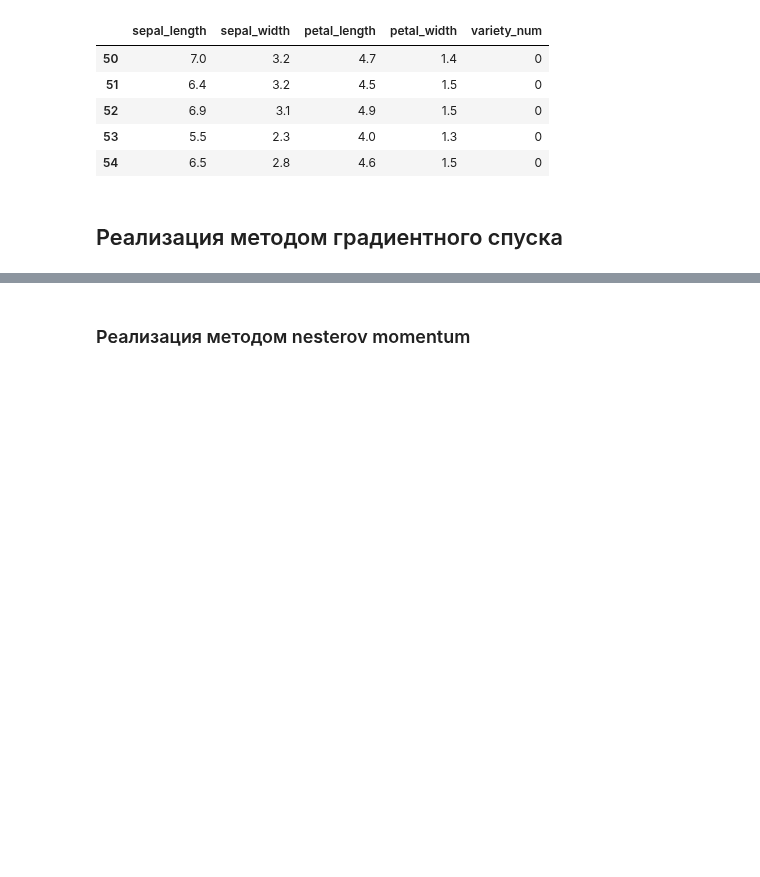
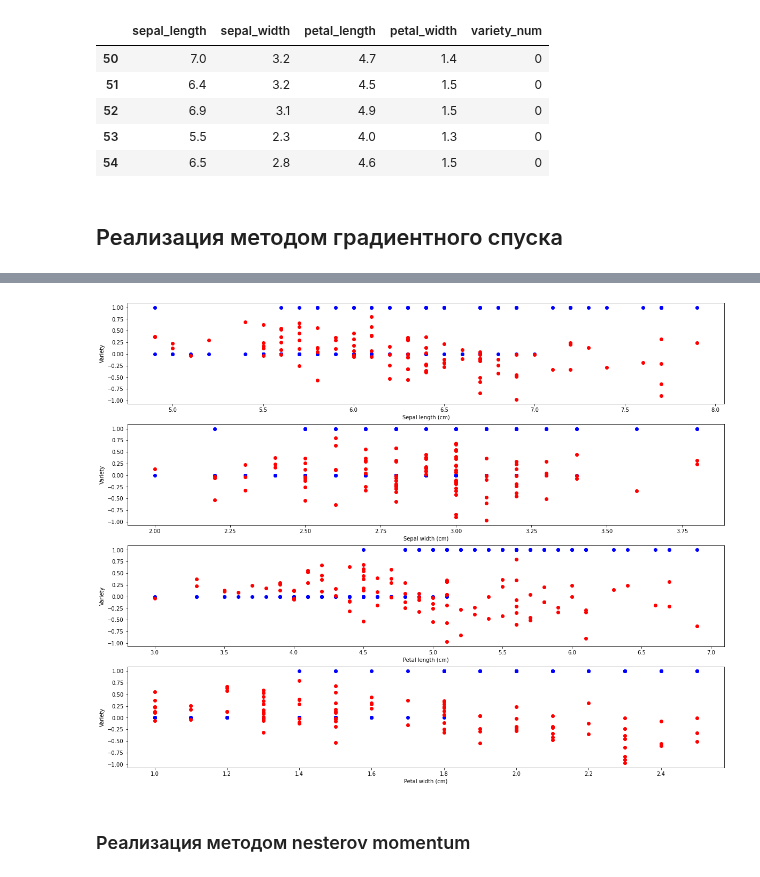
Before and after one commit to IvanAniskavets/Python_2.0, a Jupyter notebook: Machine_Learning/HW_lecture_3.ipynb, the cells around one changed output, grey strips where cells are left out. Saved outputs shown, nothing was run; the diff lists cells and outputs as text; code cells hidden in the pictures; blank space fills up the shorter version.

```diff
--- a/Machine_Learning/HW_lecture_3.ipynb
+++ b/Machine_Learning/HW_lecture_3.ipynb
@@ -152,3 +159,29 @@ plt.plot(grad_loss);
+# %%
+fig, ax = plt.subplots(4, figsize=(20, 16))
+
+ax[0].scatter(x1, y, color='blue')
+ax[0].scatter(x1, grad_preds[10], color='red')
+ax[0].set_xlabel("Sepal length (cm)")
+ax[0].set_ylabel("Variety")
+
+ax[1].scatter(x2, y, color='blue')
+ax[1].scatter(x2, grad_preds[10], color='red')
+ax[1].set_xlabel("Sepal width (cm)")
+ax[1].set_ylabel("Variety")
+
+ax[2].scatter(x3, y, color='blue')
+ax[2].scatter(x3, grad_preds[10], color='red')
+ax[2].set_xlabel("Petal length (cm)")
+ax[2].set_ylabel("Variety")
+
+ax[3].scatter(x4, y, color='blue')
+ax[3].scatter(x4, grad_preds[10], color='red')
+ax[3].set_xlabel("Petal width (cm)")
+ax[3].set_ylabel("Variety")
+
+plt.show()
+# %% [output]
+[figure, added]
 # %% [markdown]
 ### Реализация методом nesterov momentum
 # %%
```
Also changed, not shown: parts of 10 cells of this notebook.
